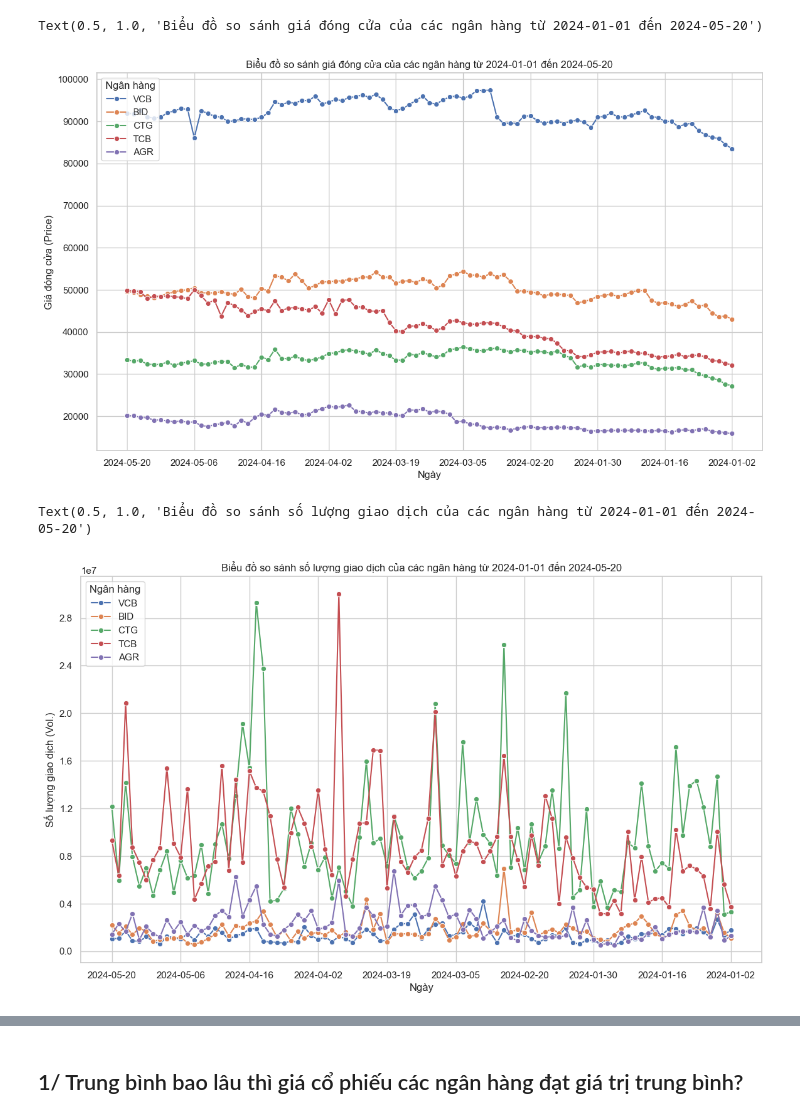
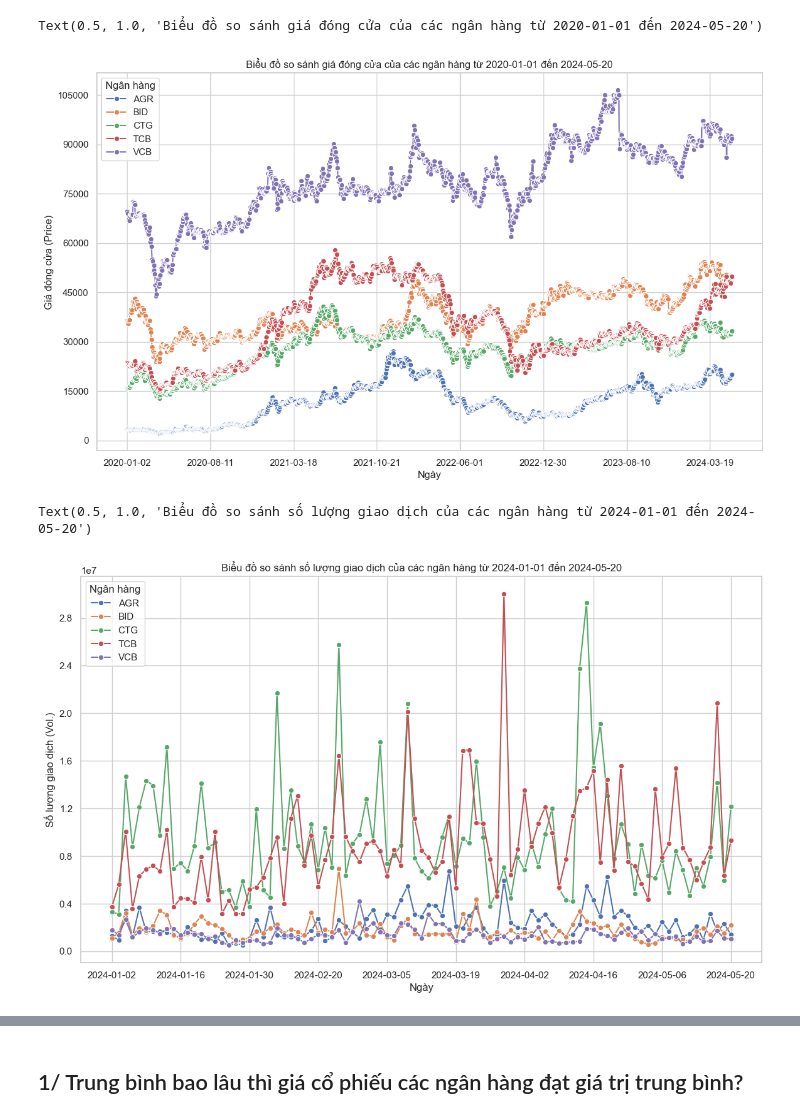
Before and after one commit to HTNam1710/DataViz_Lab02, a Jupyter notebook: mynotebook.ipynb, the cells around one changed output, grey strips where cells are left out. Cells and saved outputs as stored; diff of their text form; code cells hidden in the pictures.

```diff
--- a/mynotebook.ipynb
+++ b/mynotebook.ipynb
@@ -7,6 +7,6 @@ import ipywidgets as widgets
 from IPython.display import display
 # %%
 # chuyển đổi kiểu dữ liệu
-df = pd.read_csv("data_cleaned.csv")
+df = pd.read_csv("merged_data.csv")
 df.dtypes
 # %% [output]
@@ -22,33 +21,33 @@ Bank Name         object
 dtype: object
 # %%
 # Đặt khoảng thời gian từ ngày 2023-01-01 đến 2023-12-31
-start_date = '2024-01-01'
+start_date = '2020-01-01'
 end_date = '2024-05-20'
 
 # Lọc dữ liệu theo khoảng thời gian
 mask = (df['Date'] >= start_date) & (df['Date'] <= end_date)
 filtered_df = df[mask]
 
 # Thiết lập phong cách cho biểu đồ
 sns.set(style='whitegrid')
 
 # Vẽ biểu đồ
 fig, ax1 = plt.subplots(figsize=(14, 8))
 
 # Vẽ biểu đồ giá đóng cửa (Price)
-sns.lineplot(data=filtered_df, x='Date', y='Price', hue='Ticker Symbol', ax=ax1, marker='o')
+sns.lineplot(data=filtered_df, x='Date', y='Price', hue='XSTC', ax=ax1, marker='o')
 ax1.set_ylabel('Giá đóng cửa (Price)')
 ax1.set_xlabel('Ngày')
 ax1.legend(title='Ngân hàng', loc='upper left')
 
 # Giảm số lượng ticks trên trục x để dễ nhìn hơn
 ax1.xaxis.set_major_locator(plt.MaxNLocator(10))
 ax1.yaxis.set_major_locator(plt.MaxNLocator(10))
 
 plt.title('Biểu đồ so sánh giá đóng cửa của các ngân hàng từ '+start_date +' đến '+end_date)
 # %% [output]
-Text(0.5, 1.0, 'Biểu đồ so sánh giá đóng cửa của các ngân hàng từ 2024-01-01 đến 2024-05-20')
+Text(0.5, 1.0, 'Biểu đồ so sánh giá đóng cửa của các ngân hàng từ 2020-01-01 đến 2024-05-20')
-[figure, old version]
+[figure, new version]
 # %%
 
 # Lọc dữ liệu theo khoảng thời gian
@@ -62,7 +61,7 @@ sns.set(style='whitegrid')
 fig, ax1 = plt.subplots(figsize=(14, 8))
 
 # Vẽ biểu đồ giá đóng cửa (Price)
-sns.lineplot(data=filtered_df, x='Date', y='Vol.', hue='Ticker Symbol', ax=ax1, marker='o')
+sns.lineplot(data=filtered_df, x='Date', y='Vol.', hue='XSTC', ax=ax1, marker='o')
 ax1.set_ylabel('Số lượng giao dịch (Vol.)')
 ax1.set_xlabel('Ngày')
 ax1.legend(title='Ngân hàng', loc='upper left')
@@ -74,7 +73,7 @@ ax1.yaxis.set_major_locator(plt.MaxNLocator(10))
 plt.title('Biểu đồ so sánh số lượng giao dịch của các ngân hàng từ '+start_date +' đến '+end_date)
 # %% [output]
 Text(0.5, 1.0, 'Biểu đồ so sánh số lượng giao dịch của các ngân hàng từ 2024-01-01 đến 2024-05-20')
-[figure, old version]
+[figure, new version]
 # %%
 # Lọc dữ liệu theo khoảng thời gian
 mask = (df['Date'] >= start_date) & (df['Date'] <= end_date)
```
Also changed, not shown: parts of 16 cells of this notebook, 2 other files.
